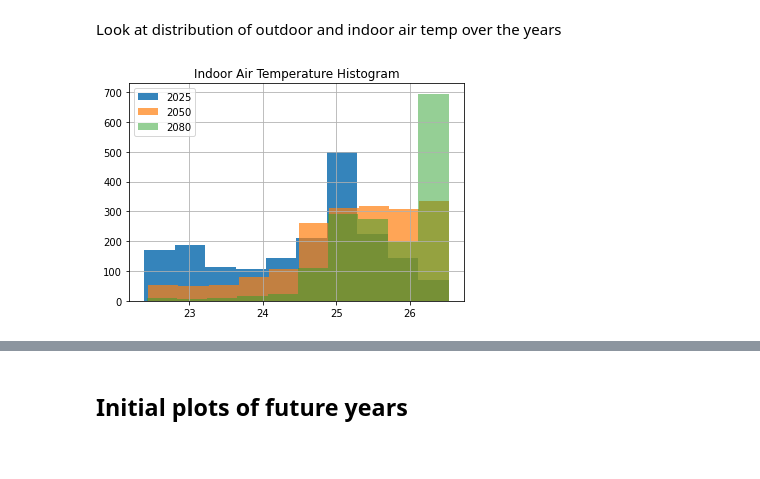
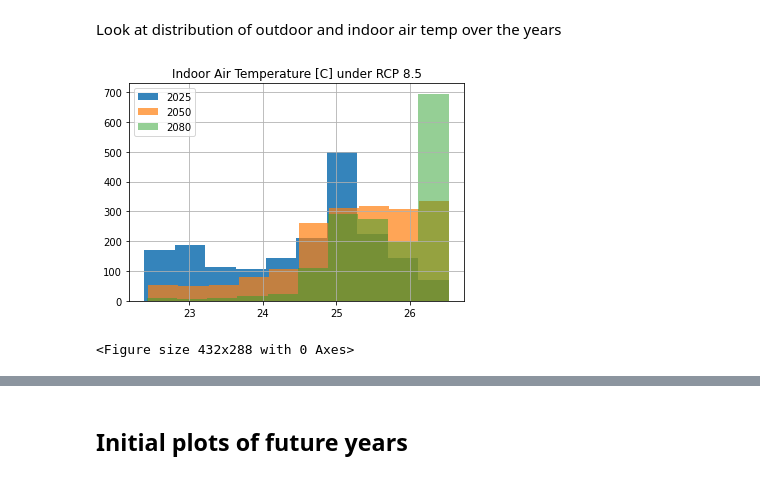
Before and after one commit to eta-lab/cooling-around, a Jupyter notebook: models/mrt2_XGBoost_futurePredictions.ipynb, the cells around one changed output, grey strips where cells are left out. Cells and saved outputs as stored; diff of their text form; code cells hidden in the pictures.

```diff
--- a/models/mrt2_XGBoost_futurePredictions.ipynb
+++ b/models/mrt2_XGBoost_futurePredictions.ipynb
@@ -393,11 +396,13 @@ df_85 = pd.DataFrame({'ind_air': ind_air_85,
 # %% [markdown]
 Look at distribution of outdoor and indoor air temp over the years
 # %%
-plt.title('Indoor Air Temperature Histogram')
+plt.title('Indoor Air Temperature [C] under RCP 8.5')
 df_85.loc[(df_85.index.year == 2025),'ind_air'].hist(alpha=0.9, label='2025')
 df_85.loc[(df_85.index.year == 2050),'ind_air'].hist(alpha=0.7, label='2050')
 df_85.loc[(df_85.index.year == 2080),'ind_air'].hist(alpha=0.5, label='2080')
 plt.legend()
 plt.show()
+plt.savefig(FIGURES_PATH + '/hist_indAirTemps_RCP85.pdf')
 # %% [output]
-[figure, old version]
+[figure, new version]
+<Figure size 432x288 with 0 Axes>
```
Also changed, not shown: parts of 5 cells of this notebook.
